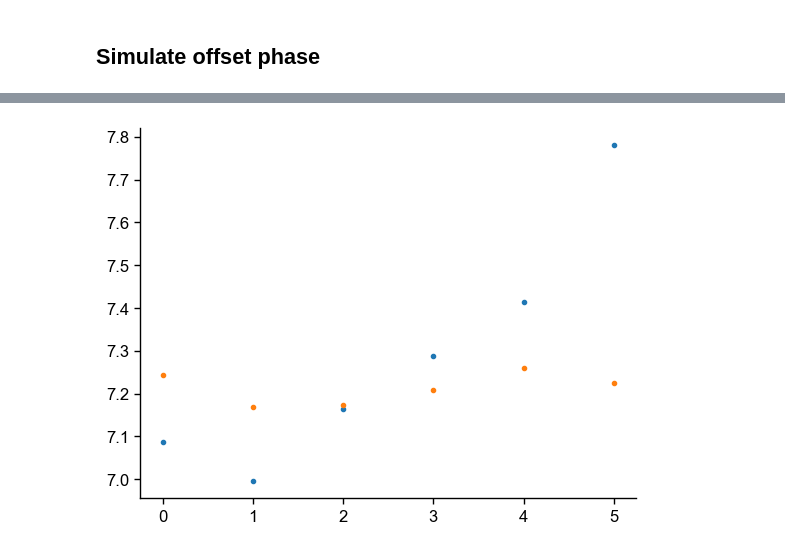
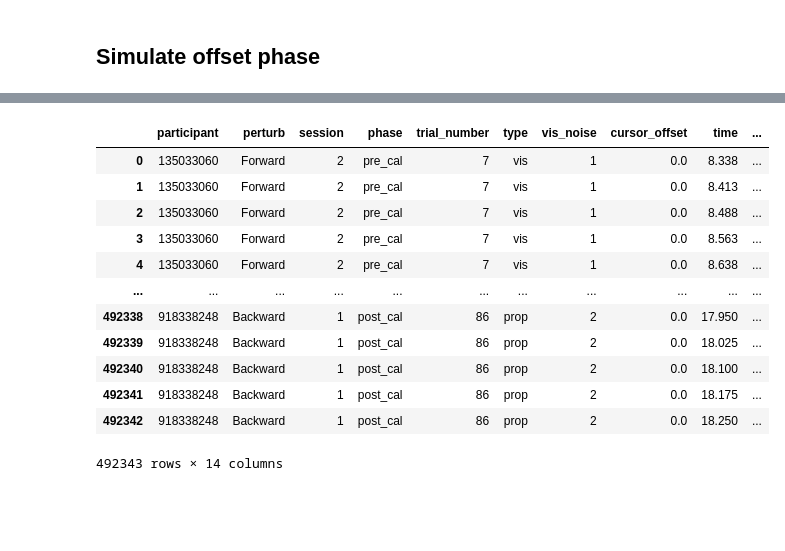
Before and after one commit to dominikstrb/cpp-proprioception, a Jupyter notebook: notebooks/ModelFitsMultisensoryJoint.ipynb, the cells around one changed output, grey strips where cells are left out. Cells and saved outputs as stored; diff of their text form; code cells hidden in the pictures; blank space fills up the shorter version.

```diff
--- a/notebooks/ModelFitsMultisensoryJoint.ipynb
+++ b/notebooks/ModelFitsMultisensoryJoint.ipynb
@@ -371,39 +300,62 @@ Simulating model: equal_integration
+# %%
+df
+# %% [output]
+|  | participant | perturb | session | phase | trial_number | type | vis_noise | cursor_offset | time | ... |
+| 0 | 135033060 | Forward | 2 | pre_cal | 7 | vis | 1 | 0.0 | 8.338 | ... |
+| 1 | 135033060 | Forward | 2 | pre_cal | 7 | vis | 1 | 0.0 | 8.413 | ... |
+| 2 | 135033060 | Forward | 2 | pre_cal | 7 | vis | 1 | 0.0 | 8.488 | ... |
+| 3 | 135033060 | Forward | 2 | pre_cal | 7 | vis | 1 | 0.0 | 8.563 | ... |
+| 4 | 135033060 | Forward | 2 | pre_cal | 7 | vis | 1 | 0.0 | 8.638 | ... |
+| ... | ... | ... | ... | ... | ... | ... | ... | ... | ... | ... |
+| 492338 | 918338248 | Backward | 1 | post_cal | 86 | prop | 2 | 0.0 | 17.950 | ... |
+| 492339 | 918338248 | Backward | 1 | post_cal | 86 | prop | 2 | 0.0 | 18.025 | ... |
+| 492340 | 918338248 | Backward | 1 | post_cal | 86 | prop | 2 | 0.0 | 18.100 | ... |
+| 492341 | 918338248 | Backward | 1 | post_cal | 86 | prop | 2 | 0.0 | 18.175 | ... |
+| 492342 | 918338248 | Backward | 1 | post_cal | 86 | prop | 2 | 0.0 | 18.250 | ... |
+492343 rows × 14 columns
 # %%
 from jax import random
 import jax.numpy as jnp
 
 from cppp.models.multisensory import BiasMultisensoryDelayModel
 
-summary = az.summary(models["optimal"])
-# get posterior mean
-posterior_mean = summary["mean"].to_dict()
-
-key = random.PRNGKey(0)
-for vis_noise in [1, 2]:
-    for bias in [0, 1, 2, 3, 4, 5]:
-
+def simulate(bias, vis_noise, model_name, params):
+    if model_name == "optimal":
         model = BiasMultisensoryDelayModel(
             process_noise=1.2,
-            sigmas=[
-                posterior_mean["sigma_prop"],
-                posterior_mean[f"sigma_vis[{vis_noise - 1}]"],
-            ],
-            action_variability=posterior_mean["action_variability"],
-            action_cost=posterior_mean["action_cost"],
+            sigmas=[params["sigma_prop"], params[f"sigma_vis[{vis_noise - 1}]"]],
+            action_variability=params["action_variability"],
+            action_cost=params["action_cost"],
             delays=[delays["prop"], delays["vis"]],
             dt=0.075,
-            T=1000,
+            T=250,
         )
+    elif model_name == "no_integration":
+        model = BiasMultisensoryDelayModel(
+            process_noise=1.2,
+            sigmas=[params["sigma_prop"]],
+            action_variability=params["action_variability"],
+            action_cost=params["action_cost"],
+            delays=[delays["prop"]],
+            dt=0.075,
+            T=250,
+        )
+    elif model_name == "equal_integration":
+        sigma = jnp.sqrt((params["sigma_prop"] ** 2 + params[f"sigma_vis[{vis_noise - 1}]"] ** 2) / 2)
+        model = BiasMultisensoryDelayModel(
+            process_noise=1.2,
+            sigmas=[sigma, sigma],
+            action_variability=params["action_variability"],
+            action_cost=params["action_cost"],
+            delays=[delays["prop"], delays["vis"]],
+            dt=0.075,
+            T=250,
+        )
+    else:
+        raise ValueError(f"Unknown model name: {model_name}")
 
-        key, subkey = random.split(key)
-        x = model.simulate(
-            rng_key=subkey,
-            n=250,
-            x0=jnp.array([0.0, 0.0, bias] + [0.0] * 6),
-        )
-        error = jnp.mean((x[..., 1] - x[..., 0]) ** 2)
+    x = model.simulate(rng_key=random.PRNGKey(0), n=250, x0=jnp.array([0.0, 0.0, bias] + [0.0] * (model.xdim - 3)))
+    return x
 
-        plt.scatter(bias, error, color="C0" if vis_noise == 1 else "C1")
-        # plt.axhline(0, color="black", linestyle="--")
+
+jit_simulate = jit(simulate, static_argnames=["model_name", "vis_noise"])
-# %% [output]
-[figure, removed]
```
Also changed, not shown: parts of 10 cells of this notebook, 1 other file.
